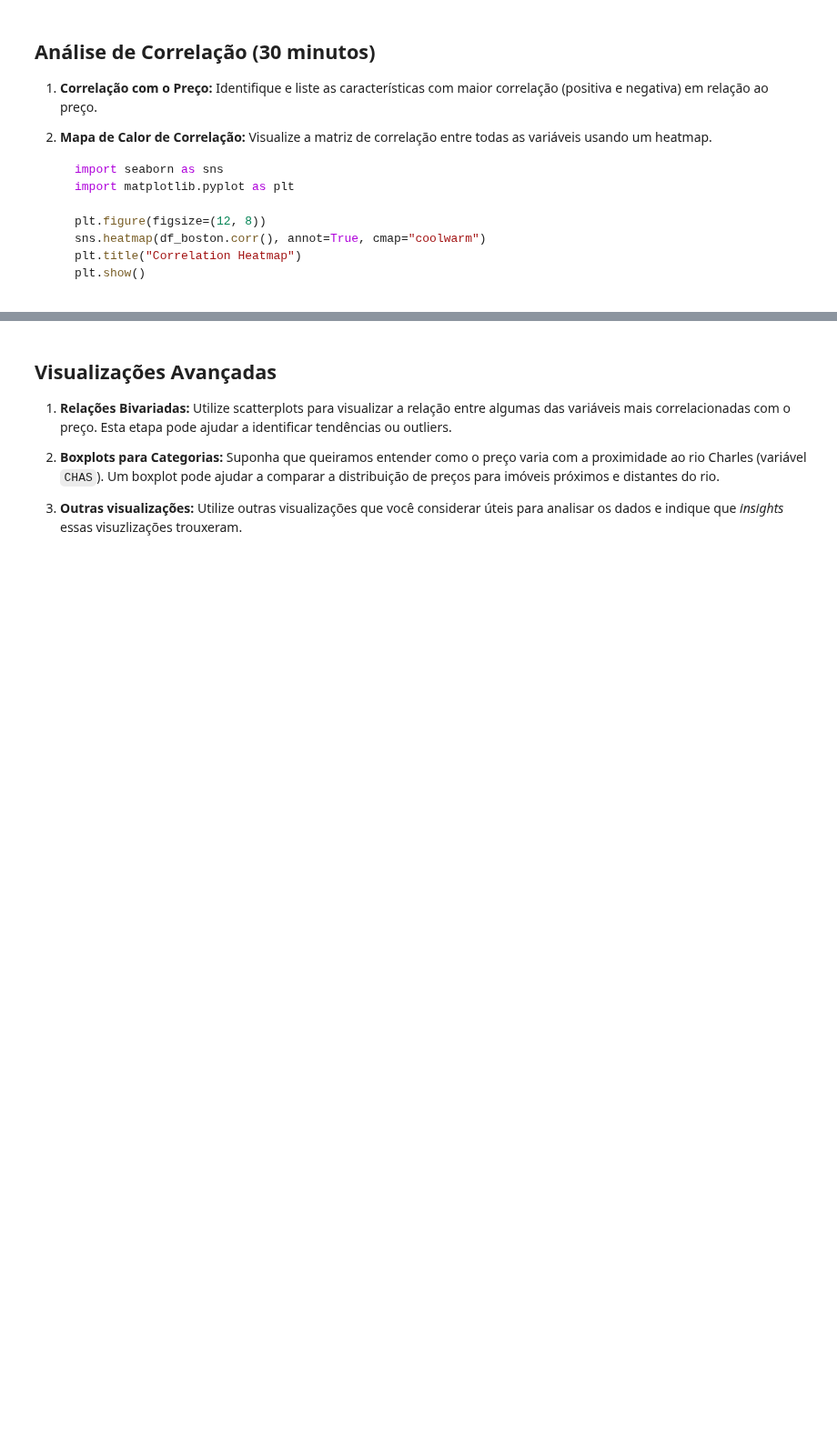
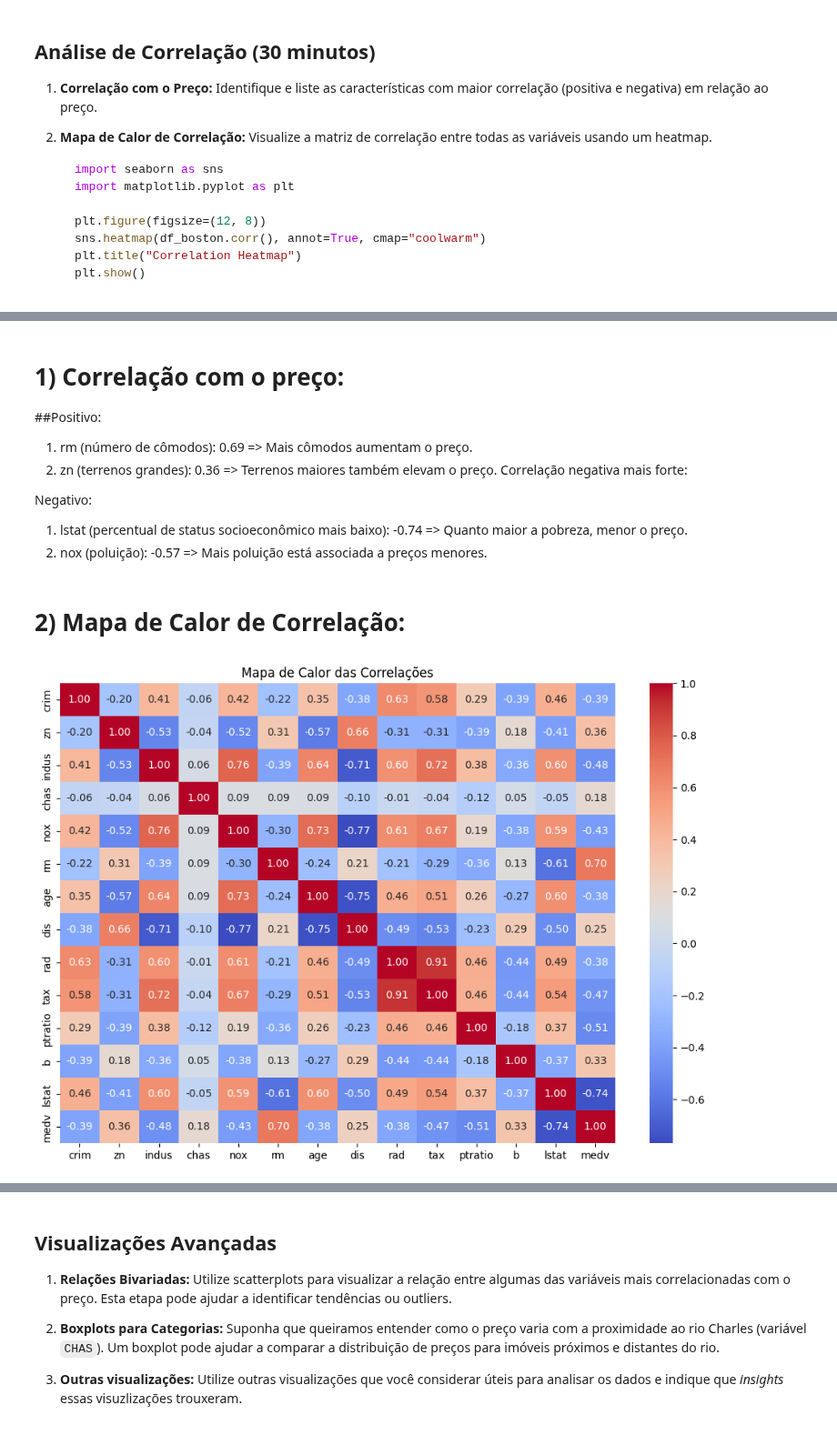
Before and after one commit to evandrosevergnini/aprendizado-de-maquinas, a Jupyter notebook: eam-03-eda-atividade_respondida.ipynb, the cells around one changed output, grey strips where cells are left out. Shown at 91% size. Saved outputs shown, nothing was run; the diff lists cells and outputs as text; code cells hidden in the pictures; blank space fills up the shorter version.

````diff
--- a/eam-03-eda-atividade_respondida.ipynb
+++ b/eam-03-eda-atividade_respondida.ipynb
@@ -60,5 +226,65 @@ df_boston.info()
     plt.show()
     ```
 # %%
-# Escreva sua resposta aqui
-# ...
+# 1) Correção com o preço
+# Calcular correlações de todas as variáveis com o preço (medv)
+correlation_with_price = df_boston.corr()['medv'].sort_values(ascending=False)
+
+# Exibir as características mais correlacionadas positiva e negativamente
+print("Correlação com o Preço (medv):")
+print(correlation_with_price)
+
+texto = f"""
+
+# 1) Correlação com o preço:
+##Positivo:
+1. rm (número de cômodos): 0.69 => Mais cômodos aumentam o preço.
+2. zn (terrenos grandes): 0.36 =>  Terrenos maiores também elevam o preço.
+Correlação negativa mais forte:
+
+Negativo:
+1. lstat (percentual de status socioeconômico mais baixo): -0.74 => Quanto maior a pobreza, menor o preço.
+2. nox (poluição): -0.57 => Mais poluição está associada a preços menores.
+"""
+# Exibir a caixa de texto
+display(Markdown(texto))
+
+# 2) Mapa de Calor de Correlação
+import seaborn as sns
+import matplotlib.pyplot as plt
+
+texto = f"""
+# 2) Mapa de Calor de Correlação:
+"""
+display(Markdown(texto))
+
+# Criar o heatmap
+plt.figure(figsize=(12, 8))
+sns.heatmap(df_boston.corr(), annot=True, cmap="coolwarm", fmt=".2f")
+plt.title("Mapa de Calor das Correlações")
+plt.show()
+
+texto = f"""
+## Resultado Visual:
+O heatmap mostra uma matriz de correlações, onde:
+1. Cores vermelhas representam correlações negativas.
+2. Cores azuis representam correlações positivas.
+3. Quanto mais intensa a cor, mais forte é a correlação.
+
+## Conclusões:
+
+### Variáveis com maior impacto positivo no preço (medv):
+1. rm (número de cômodos): Mais cômodos aumentam o preço.
+2. zn (terrenos grandes): Bairros com mais terrenos grandes são mais caros.
+
+### Variáveis com maior impacto negativo no preço (medv):
+
+1. lstat (pobreza): Quanto maior o percentual de população de status socioeconômico mais baixo, menor o preço.
+2 .nox (poluição): Bairros mais poluídos têm preços mais baixos.
+
+Algumas variáveis, como chas (proximidade ao rio Charles), têm correlação baixa com o preço, indicando que podem não ser muito relevantes.
+
+
+"""
+display(Markdown(texto))
+# %% [output]
@@ -64,0 +307,14 @@ df_boston.info()
+
+
+# 1) Correlação com o preço:
+##Positivo:
+1. rm (número de cômodos): 0.69 => Mais cômodos aumentam o preço.
+2. zn (terrenos grandes): 0.36 =>  Terrenos maiores também elevam o preço.
+Correlação negativa mais forte:
+
+Negativo:
+1. lstat (percentual de status socioeconômico mais baixo): -0.74 => Quanto maior a pobreza, menor o preço.
+2. nox (poluição): -0.57 => Mais poluição está associada a preços menores.
+
+# 2) Mapa de Calor de Correlação:
+[figure, added]
````
Also changed, not shown: parts of 6 cells of this notebook.
